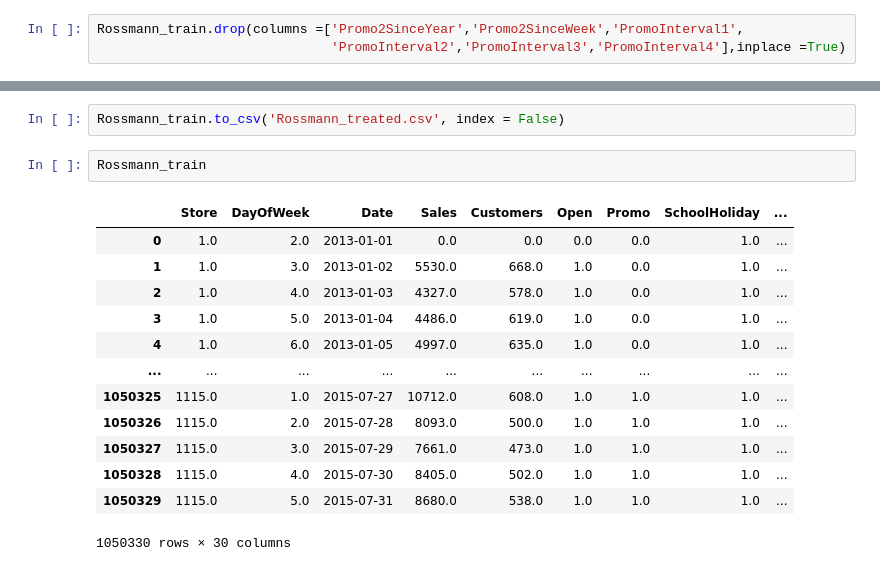
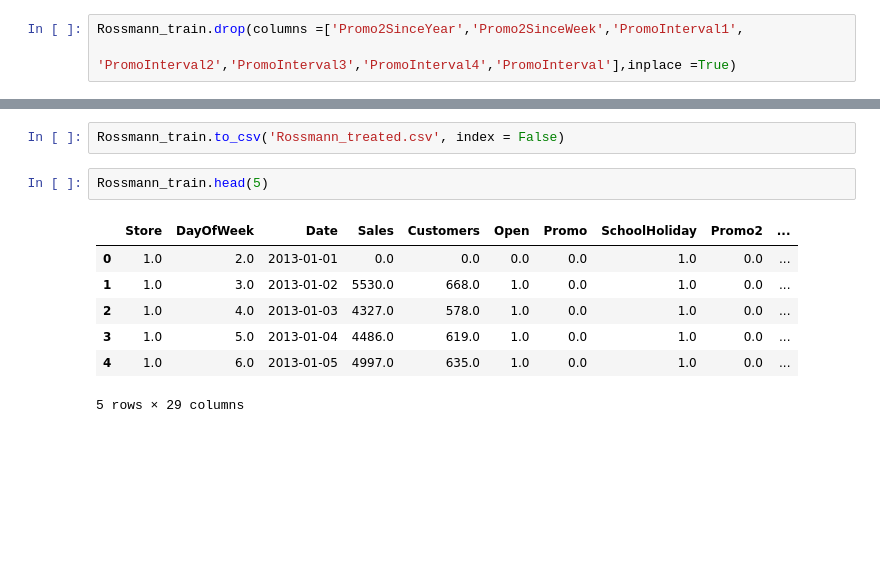
Before and after one commit to kimbabig/AI-Feature_Extraction, a Jupyter notebook: Rossmann data exploration.ipynb, the cells around one changed output, grey strips where cells are left out. Saved outputs shown, nothing was run; the diff lists cells and outputs as text; blank space fills up the shorter version.

```diff
--- a/Rossmann data exploration.ipynb
+++ b/Rossmann data exploration.ipynb
@@ -293,7 +284,7 @@ Rossmann_train.loc[Rossmann_train['CompetitionDistance'] == np.nan, 'Competition
 Rossmann_train.loc[Rossmann_train['CompetitionDistance'] == 0, 'CompetitionOpenSinceMonth'] = 13
 # %%
 Rossmann_train.drop(columns =['Promo2SinceYear','Promo2SinceWeek','PromoInterval1',
-                              'PromoInterval2','PromoInterval3','PromoInterval4'],inplace =True)
+                              'PromoInterval2','PromoInterval3','PromoInterval4','PromoInterval'],inplace =True)
 # %%
 plt.figure(figsize = (40,34))
 sns.heatmap(Rossmann_train.corr(), cmap = 'PuBu', annot = True)
@@ -303,18 +294,12 @@ plt.show()
 # %%
 Rossmann_train.to_csv('Rossmann_treated.csv', index = False)
 # %%
-Rossmann_train
+Rossmann_train.head(5)
 # %% [output]
-|  | Store | DayOfWeek | Date | Sales | Customers | Open | Promo | SchoolHoliday | ... |
-| 0 | 1.0 | 2.0 | 2013-01-01 | 0.0 | 0.0 | 0.0 | 0.0 | 1.0 | ... |
-| 1 | 1.0 | 3.0 | 2013-01-02 | 5530.0 | 668.0 | 1.0 | 0.0 | 1.0 | ... |
-| 2 | 1.0 | 4.0 | 2013-01-03 | 4327.0 | 578.0 | 1.0 | 0.0 | 1.0 | ... |
-| 3 | 1.0 | 5.0 | 2013-01-04 | 4486.0 | 619.0 | 1.0 | 0.0 | 1.0 | ... |
-| 4 | 1.0 | 6.0 | 2013-01-05 | 4997.0 | 635.0 | 1.0 | 0.0 | 1.0 | ... |
-| ... | ... | ... | ... | ... | ... | ... | ... | ... | ... |
-| 1050325 | 1115.0 | 1.0 | 2015-07-27 | 10712.0 | 608.0 | 1.0 | 1.0 | 1.0 | ... |
-| 1050326 | 1115.0 | 2.0 | 2015-07-28 | 8093.0 | 500.0 | 1.0 | 1.0 | 1.0 | ... |
-| 1050327 | 1115.0 | 3.0 | 2015-07-29 | 7661.0 | 473.0 | 1.0 | 1.0 | 1.0 | ... |
-| 1050328 | 1115.0 | 4.0 | 2015-07-30 | 8405.0 | 502.0 | 1.0 | 1.0 | 1.0 | ... |
-| 1050329 | 1115.0 | 5.0 | 2015-07-31 | 8680.0 | 538.0 | 1.0 | 1.0 | 1.0 | ... |
+|  | Store | DayOfWeek | Date | Sales | Customers | Open | Promo | SchoolHoliday | Promo2 | ... |
+| 0 | 1.0 | 2.0 | 2013-01-01 | 0.0 | 0.0 | 0.0 | 0.0 | 1.0 | 0.0 | ... |
+| 1 | 1.0 | 3.0 | 2013-01-02 | 5530.0 | 668.0 | 1.0 | 0.0 | 1.0 | 0.0 | ... |
+| 2 | 1.0 | 4.0 | 2013-01-03 | 4327.0 | 578.0 | 1.0 | 0.0 | 1.0 | 0.0 | ... |
+| 3 | 1.0 | 5.0 | 2013-01-04 | 4486.0 | 619.0 | 1.0 | 0.0 | 1.0 | 0.0 | ... |
+| 4 | 1.0 | 6.0 | 2013-01-05 | 4997.0 | 635.0 | 1.0 | 0.0 | 1.0 | 0.0 | ... |
-1050330 rows × 30 columns
+5 rows × 29 columns
```
Also changed, not shown: parts of 4 cells of this notebook.
